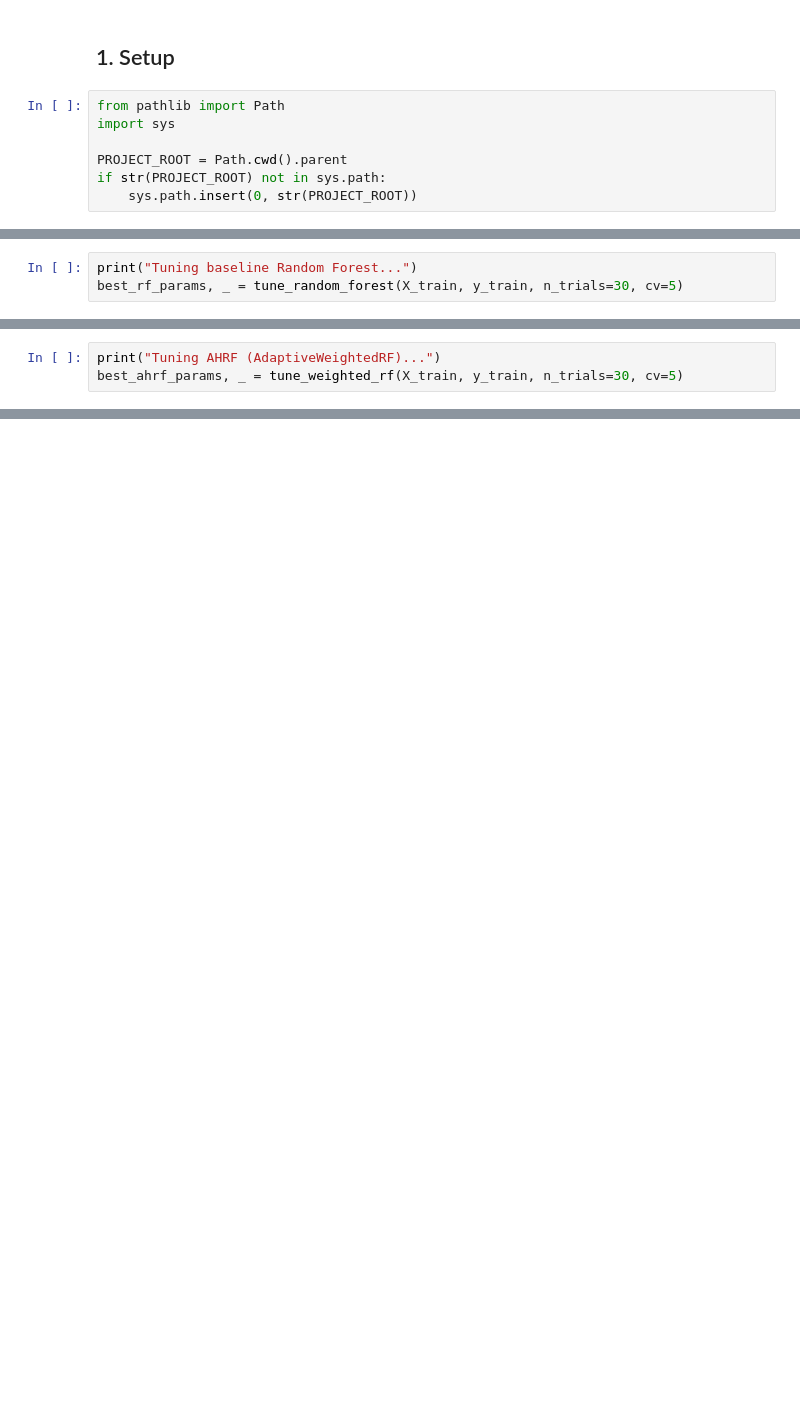
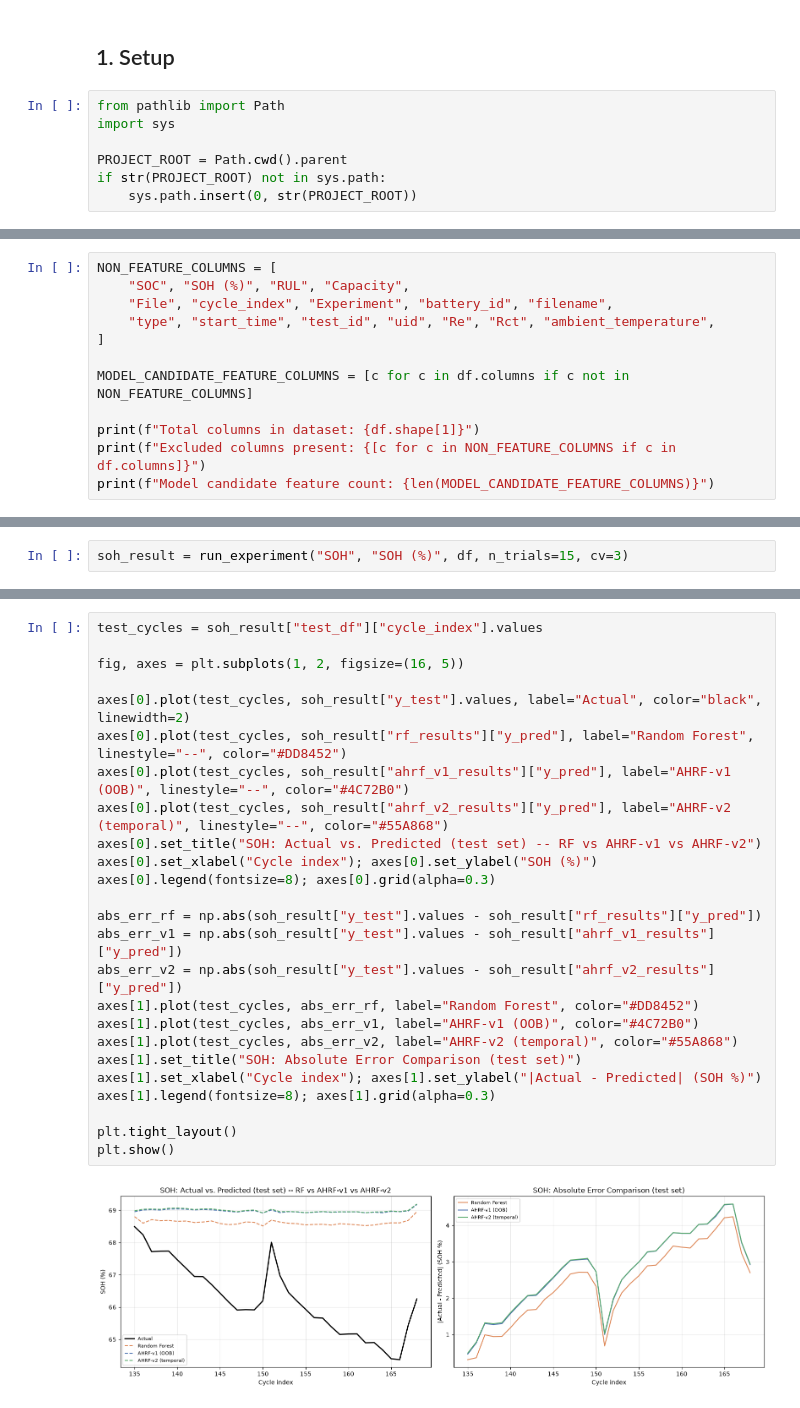
Before and after one commit to TTeerrtthh/SBMS_PROJECT, a Jupyter notebook: notebooks/05_model_training.ipynb, the cells around one changed output, grey strips where cells are left out. Saved outputs shown, nothing was run; the diff lists cells and outputs as text; blank space fills up the shorter version.

Commit message:
Finalize AHRF pipeline, weighted SHAP, and decision engine

```diff
--- a/notebooks/05_model_training.ipynb
+++ b/notebooks/05_model_training.ipynb
@@ -95,3 +28,0 @@ SOH -- train: 134 cycles, test: 34 cycles
-# %%
-print("Tuning baseline Random Forest...")
-best_rf_params, _ = tune_random_forest(X_train, y_train, n_trials=30, cv=5)
@@ -102,3 +28,0 @@ Best parameters: {'n_estimators': 200, 'max_depth': 23, 'min_samples_split': 4,
-# %%
-print("Tuning AHRF (AdaptiveWeightedRF)...")
-best_ahrf_params, _ = tune_weighted_rf(X_train, y_train, n_trials=30, cv=5)
@@ -283,0 +59,12 @@ Notebook 06 will benchmark AHRF against a wider set of standard models (Linear R
+# %%
+NON_FEATURE_COLUMNS = [
+    "SOC", "SOH (%)", "RUL", "Capacity",
+    "File", "cycle_index", "Experiment", "battery_id", "filename",
+    "type", "start_time", "test_id", "uid", "Re", "Rct", "ambient_temperature",
+]
+
+MODEL_CANDIDATE_FEATURE_COLUMNS = [c for c in df.columns if c not in NON_FEATURE_COLUMNS]
+
+print(f"Total columns in dataset: {df.shape[1]}")
+print(f"Excluded columns present: {[c for c in NON_FEATURE_COLUMNS if c in df.columns]}")
+print(f"Model candidate feature count: {len(MODEL_CANDIDATE_FEATURE_COLUMNS)}")
@@ -283,0 +301,2 @@ Notebook 06 will benchmark AHRF against a wider set of standard models (Linear R
+# %%
+soh_result = run_experiment("SOH", "SOH (%)", df, n_trials=15, cv=3)
@@ -283,0 +363,27 @@ Notebook 06 will benchmark AHRF against a wider set of standard models (Linear R
+# %%
+test_cycles = soh_result["test_df"]["cycle_index"].values
+
+fig, axes = plt.subplots(1, 2, figsize=(16, 5))
+
+axes[0].plot(test_cycles, soh_result["y_test"].values, label="Actual", color="black", linewidth=2)
+axes[0].plot(test_cycles, soh_result["rf_results"]["y_pred"], label="Random Forest", linestyle="--", color="#DD8452")
+axes[0].plot(test_cycles, soh_result["ahrf_v1_results"]["y_pred"], label="AHRF-v1 (OOB)", linestyle="--", color="#4C72B0")
+axes[0].plot(test_cycles, soh_result["ahrf_v2_results"]["y_pred"], label="AHRF-v2 (temporal)", linestyle="--", color="#55A868")
+axes[0].set_title("SOH: Actual vs. Predicted (test set) -- RF vs AHRF-v1 vs AHRF-v2")
+axes[0].set_xlabel("Cycle index"); axes[0].set_ylabel("SOH (%)")
+axes[0].legend(fontsize=8); axes[0].grid(alpha=0.3)
+
+abs_err_rf = np.abs(soh_result["y_test"].values - soh_result["rf_results"]["y_pred"])
+abs_err_v1 = np.abs(soh_result["y_test"].values - soh_result["ahrf_v1_results"]["y_pred"])
+abs_err_v2 = np.abs(soh_result["y_test"].values - soh_result["ahrf_v2_results"]["y_pred"])
+axes[1].plot(test_cycles, abs_err_rf, label="Random Forest", color="#DD8452")
+axes[1].plot(test_cycles, abs_err_v1, label="AHRF-v1 (OOB)", color="#4C72B0")
+axes[1].plot(test_cycles, abs_err_v2, label="AHRF-v2 (temporal)", color="#55A868")
+axes[1].set_title("SOH: Absolute Error Comparison (test set)")
+axes[1].set_xlabel("Cycle index"); axes[1].set_ylabel("|Actual - Predicted| (SOH %)")
+axes[1].legend(fontsize=8); axes[1].grid(alpha=0.3)
+
+plt.tight_layout()
+plt.show()
+# %% [output]
+[figure, added]
```
Also changed, not shown: parts of 69 cells of this notebook, 25 other files.
